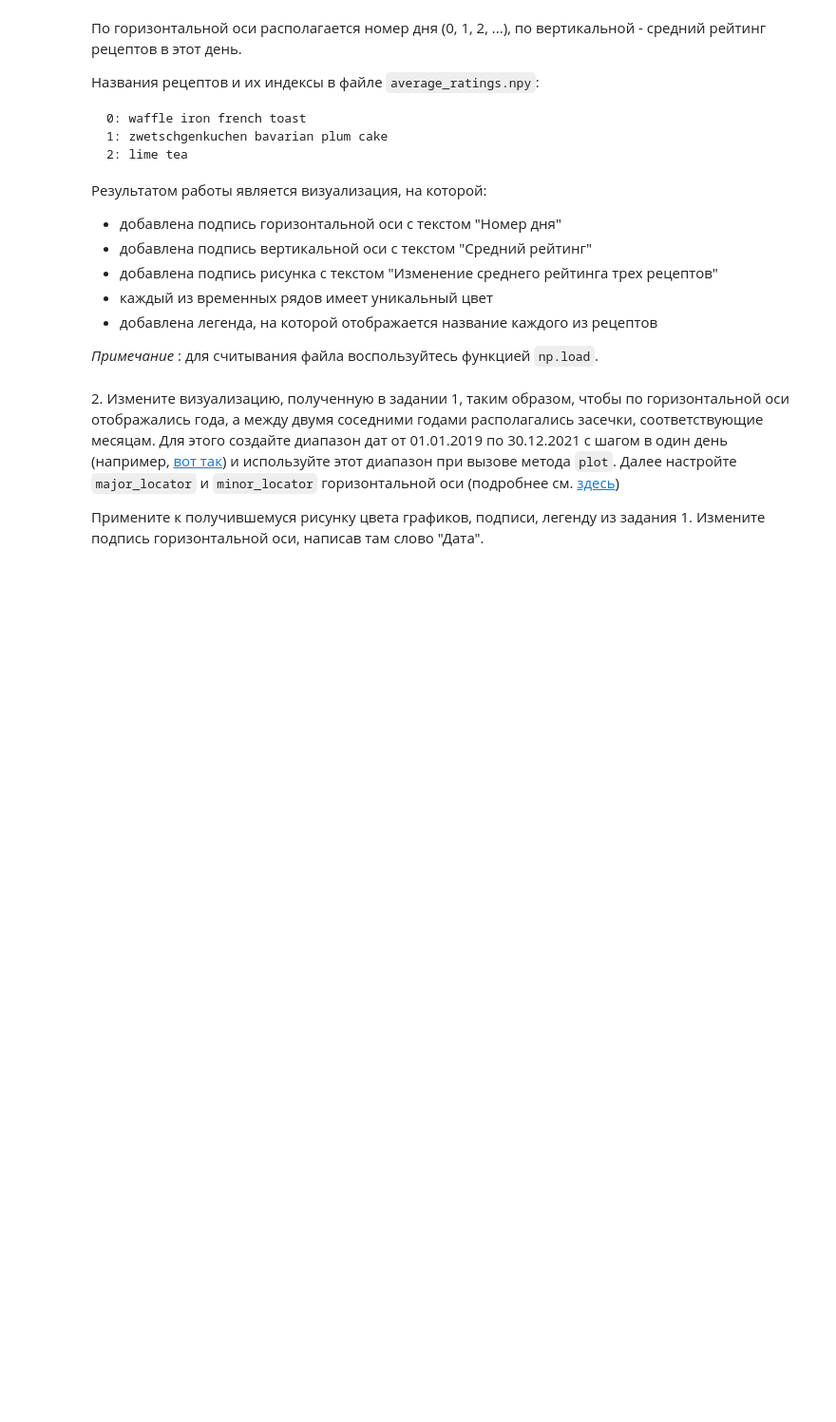
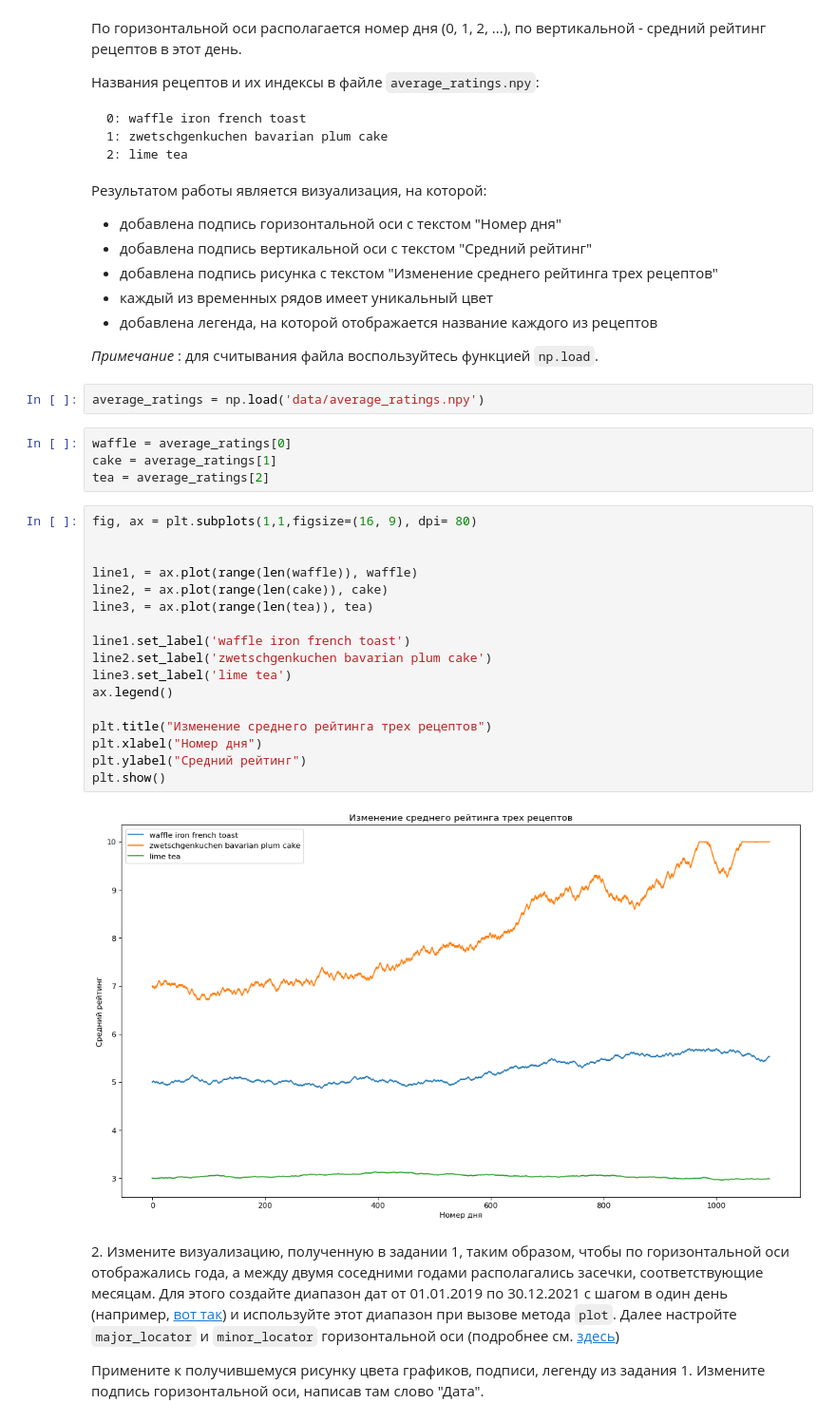
Before and after one commit to malykdasha/TOD, a Jupyter notebook: 5/05_visualization_Малык_Дарья.ipynb, the cells around one changed output. Shown at 95% size. Drawn from its saved outputs; the diff is of its cells as text; blank space fills up the shorter version.

```diff
--- a/5/05_visualization_Малык_Дарья.ipynb
+++ b/5/05_visualization_Малык_Дарья.ipynb
@@ -94,6 +74,31 @@ __В данном блоке задач не разрешается исполь
 * добавлена легенда, на которой отображается название каждого из рецептов
 
 _Примечание_ : для считывания файла воспользуйтесь функцией `np.load`.
+# %%
+average_ratings = np.load('data/average_ratings.npy')
+# %%
+waffle = average_ratings[0]
+cake = average_ratings[1]
+tea = average_ratings[2]
+# %%
+fig, ax = plt.subplots(1,1,figsize=(16, 9), dpi= 80)
+
+
+line1, = ax.plot(range(len(waffle)), waffle)
+line2, = ax.plot(range(len(cake)), cake)
+line3, = ax.plot(range(len(tea)), tea)
+
+line1.set_label('waffle iron french toast')
+line2.set_label('zwetschgenkuchen bavarian plum cake')
+line3.set_label('lime tea')
+ax.legend()
+
+plt.title("Изменение среднего рейтинга трех рецептов")
+plt.xlabel("Номер дня")
+plt.ylabel("Средний рейтинг")
+plt.show()
+# %% [output]
+[figure, added]
 # %% [markdown]
 2\. Измените визуализацию, полученную в задании 1, таким образом, чтобы по горизонтальной оси отображались года, а между двумя соседними годами располагались засечки, соответствующие месяцам. Для этого создайте диапазон дат от 01.01.2019 по 30.12.2021 с шагом в один день (например, [вот так](https://pandas.pydata.org/docs/reference/api/pandas.date_range.html)) и используйте этот диапазон при вызове метода `plot`. Далее настройте `major_locator` и `minor_locator` горизонтальной оси (подробнее см. [здесь](https://matplotlib.org/stable/gallery/text_labels_and_annotations/date.html))
 
```
Also changed, not shown: parts of 4 cells of this notebook.
